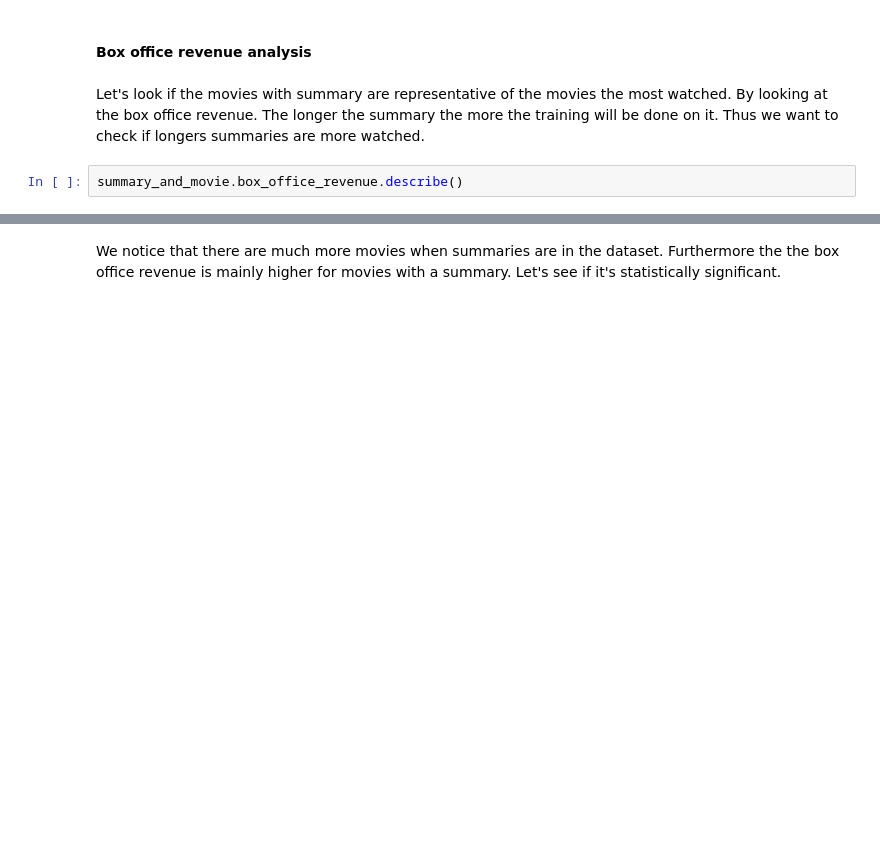
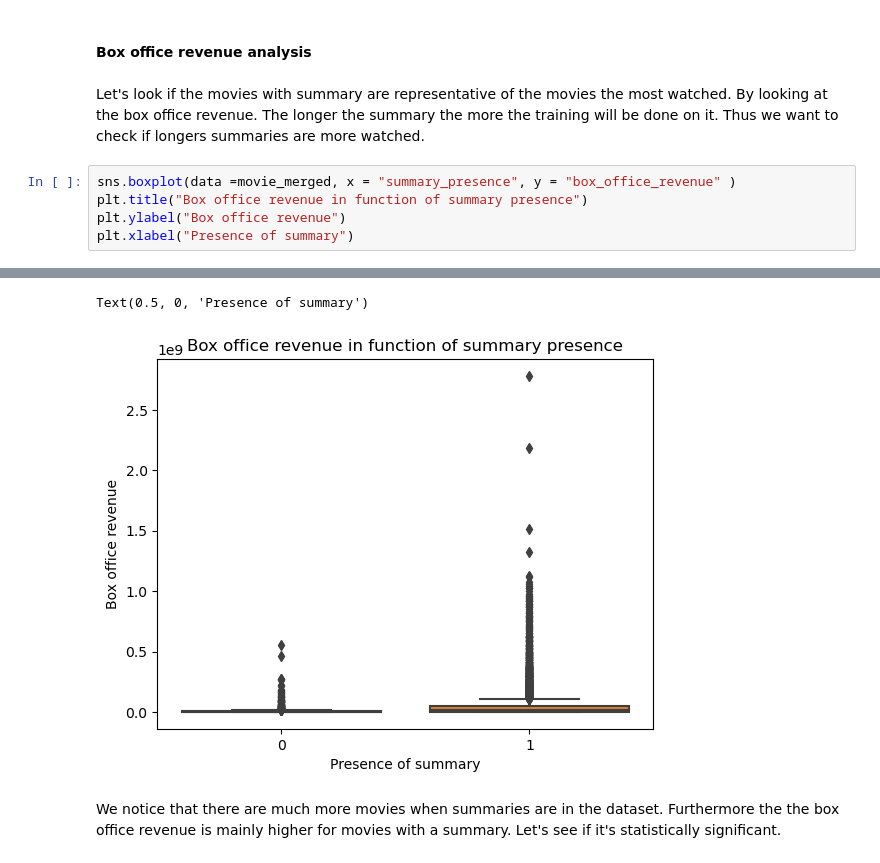
Before and after one commit to epfl-ada/ada-2023-project-adavengers2023, a Jupyter notebook: Milestone2.ipynb, the cells around one changed output, grey strips where cells are left out. Drawn from its saved outputs; the diff is of its cells as text; blank space fills up the shorter version.

```diff
--- a/Milestone2.ipynb
+++ b/Milestone2.ipynb
@@ -382,5 +382,8 @@ The p-value is lower than 0.5 thus we can exclude the null hypothesis that the m
 Let's look if the movies with summary are representative of the movies the most watched. By looking at the box office revenue.
 The longer the summary the more the training will be done on it. Thus we want to check if longers summaries are more watched.
 # %%
-summary_and_movie.box_office_revenue.describe()
+sns.boxplot(data =movie_merged, x = "summary_presence", y = "box_office_revenue" )
+plt.title("Box office revenue in function of summary presence")
+plt.ylabel("Box office revenue")
+plt.xlabel("Presence of summary")
 # %% [output]
@@ -391,3 +390,5 @@ summary_and_movie.box_office_revenue.describe()
+Text(0.5, 0, 'Presence of summary')
+[figure, added]
 # %% [markdown]
 We notice that there are much more movies when summaries are in the dataset. Furthermore the the box office revenue is mainly higher for movies with a summary. Let's see if it's statistically significant.
 # %%
```
Also changed, not shown: parts of 13 cells of this notebook, 5 other files.
